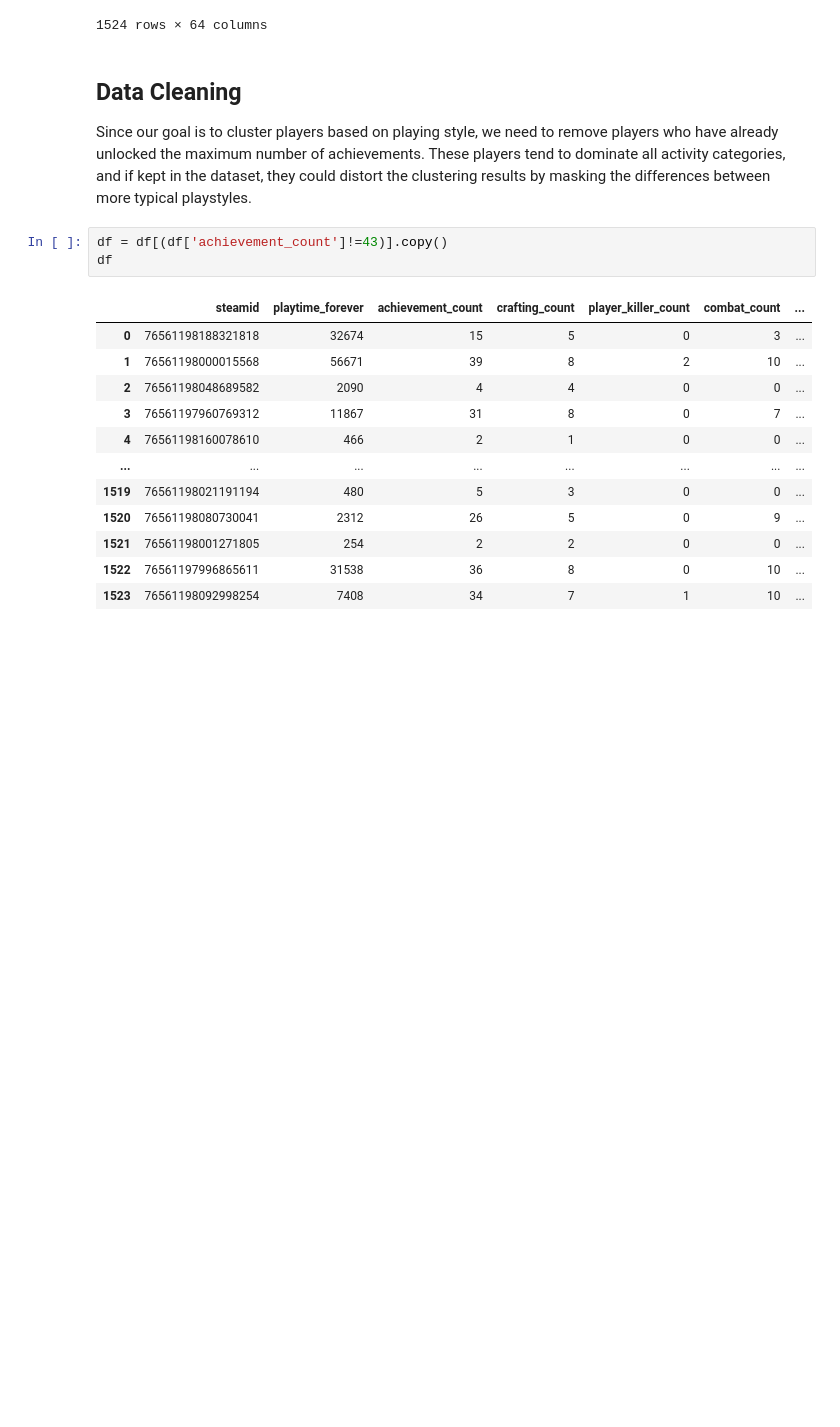
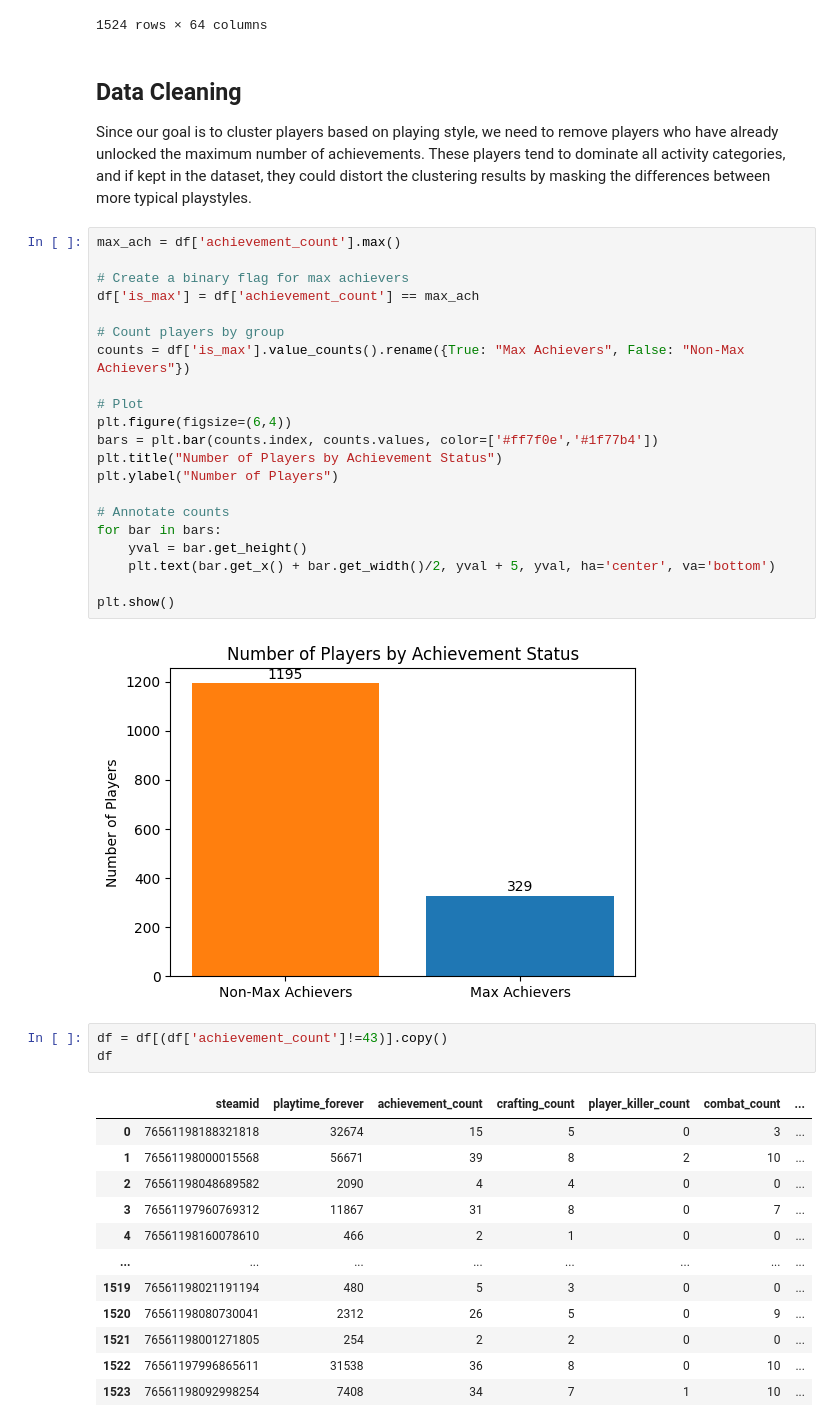
Before and after one commit to alextianyf/Steam-GamePlayer-Insight, a Jupyter notebook: notebooks/7DTD/03-Player-Segmentation-and-Analysis.ipynb, the cells around one changed output. Cells and saved outputs as stored; diff of their text form; blank space fills up the shorter version.

```diff
--- a/notebooks/7DTD/03-Player-Segmentation-and-Analysis.ipynb
+++ b/notebooks/7DTD/03-Player-Segmentation-and-Analysis.ipynb
@@ -33,6 +33,29 @@ df
 ## Data Cleaning
 
 Since our goal is to cluster players based on playing style, we need to remove players who have already unlocked the maximum number of achievements. These players tend to dominate all activity categories, and if kept in the dataset, they could distort the clustering results by masking the differences between more typical playstyles.
+# %%
+max_ach = df['achievement_count'].max()
+
+# Create a binary flag for max achievers
+df['is_max'] = df['achievement_count'] == max_ach
+
+# Count players by group
+counts = df['is_max'].value_counts().rename({True: "Max Achievers", False: "Non-Max Achievers"})
+
+# Plot
+plt.figure(figsize=(6,4))
+bars = plt.bar(counts.index, counts.values, color=['#ff7f0e','#1f77b4'])
+plt.title("Number of Players by Achievement Status")
+plt.ylabel("Number of Players")
+
+# Annotate counts
+for bar in bars:
+    yval = bar.get_height()
+    plt.text(bar.get_x() + bar.get_width()/2, yval + 5, yval, ha='center', va='bottom')
+
+plt.show()
+# %% [output]
+[figure, added]
 # %%
 df = df[(df['achievement_count']!=43)].copy()
 df
```
